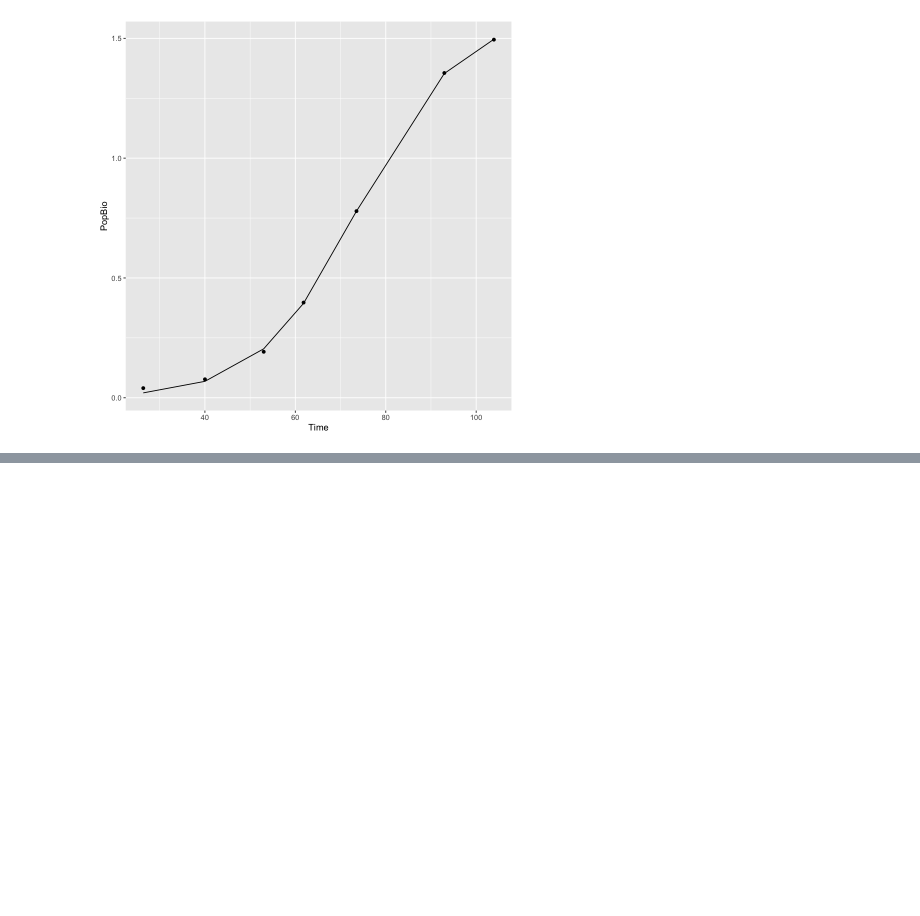
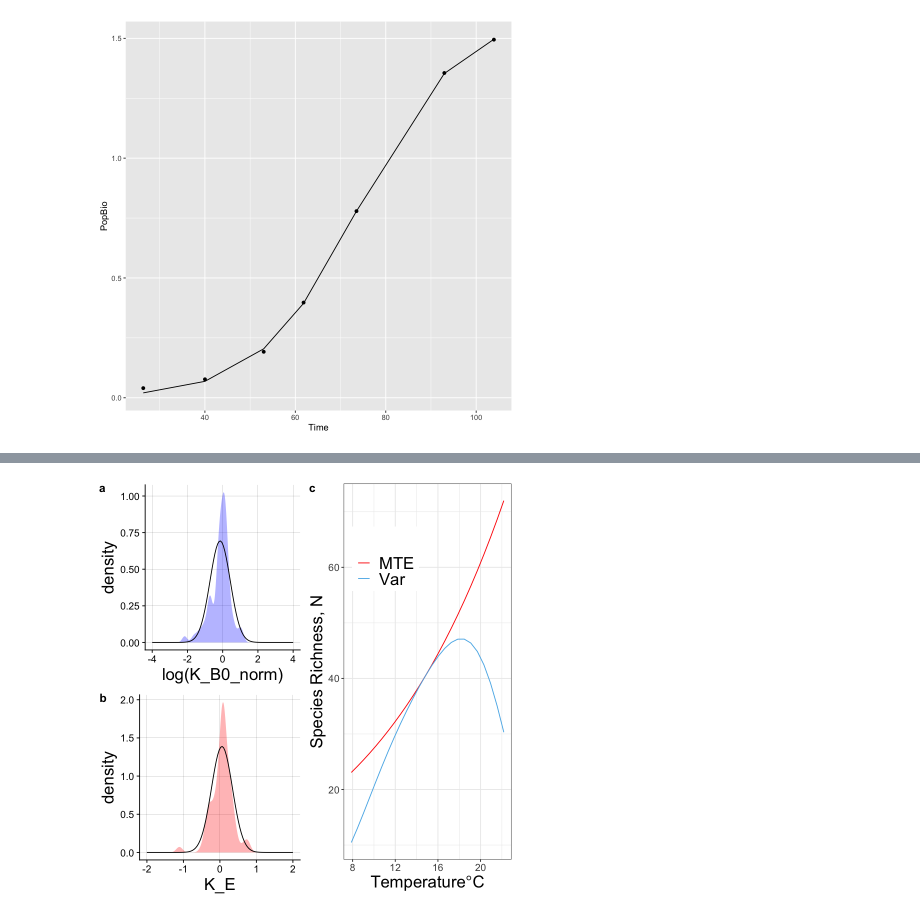
Before and after one commit to CleggTom/Temperature_feasibility, a Jupyter notebook: Notebooks/data_extracting.ipynb, the cells around one changed output, grey strips where cells are left out. Saved outputs shown, nothing was run; the diff lists cells and outputs as text; code cells hidden in the pictures; blank space fills up the shorter version.

```diff
--- a/Notebooks/data_extracting.ipynb
+++ b/Notebooks/data_extracting.ipynb
@@ -319,7 +335,32 @@ K_E_fit
 # %%
-MTE_fig <- magick::image_read_pdf("../docs/Figures/MET_fig.pdf")
-MTE_fig <- ggdraw() + draw_image(MTE_fig)
+cols <- c("MTE" =  "red", "Var" = "#56B4E9")
 
-p_comb_final <- plot_grid(p,(MTE_fig), nrow = 1,labels = c("","c"))
+DT_to_T <- function(T, Tref){
+    return( (1 / (((8.617e-5) * T) + (1/Tref))) - 273.15)
+}
+
+p_MTE <- read_csv("../data/sp_num_MTE.csv", col_names = c("MTE","Var"), col_types = cols()) %>%
+     mutate(T = seq(-1,1,length.out = 25)) %>%
+    pivot_longer(-T) %>%
+    mutate(T = DT_to_T(T, 288)) %>%
+    ggplot(aes(x=T, y = value, group = name, color = name))+
+    geom_line()+
+    scale_color_manual(values = cols, name = "")+
+        xlab(expression(Temperature  *degree*C)) + ylab("Species Richness, N")+
+        theme_bw()+
+            theme(strip.background = element_blank(),
+              strip.text = element_blank(),
+              legend.position = c(0.25,0.8),
+              legend.text = element_text(size = 20),
+              legend.title = element_text(size = 20),
+             axis.text = element_text(size = 12),
+             axis.title = element_text(size = 20))
+
+
+p_comb_final <- plot_grid(p,p_MTE, nrow = 1,labels = c("","c"))
+
+p_comb_final
+# %% [output]
+[figure, added]
 # %%
 ggsave("../docs//Figures/MTE_fig.pdf", p_comb_final, width = 7, height = 4)
```
Also changed, not shown: parts of 6 cells of this notebook, 5 other files.
